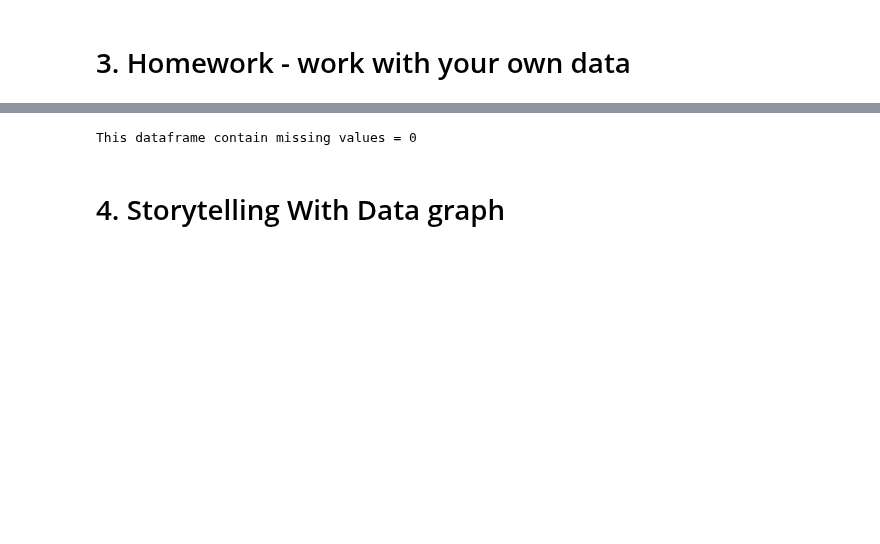
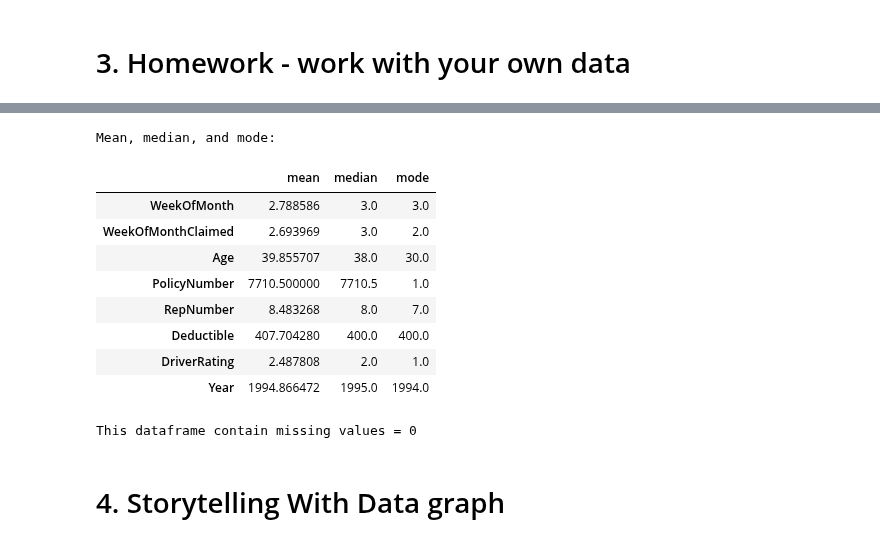
Before and after one commit to SergeyNelyapenkoBU/2025-spring-B2, a Jupyter notebook: OMDS-ModB2-Week2-Nelyapenko-Sergey.ipynb, the cells around one changed output, grey strips where cells are left out. Drawn from its saved outputs; the diff is of its cells as text; code cells hidden in the pictures; blank space fills up the shorter version.

```diff
--- a/OMDS-ModB2-Week2-Nelyapenko-Sergey.ipynb
+++ b/OMDS-ModB2-Week2-Nelyapenko-Sergey.ipynb
@@ -117 +175,25 @@ Number duplicated Rows:
+# %%
+# What are the mean, median, and mode of each column?
+# select only numeric columns
+numeric_dataset = dataset.select_dtypes(include=['number'])
+
+# compute mean, median, and mode only for numeric columns
+summary_stats = numeric_dataset.agg(['mean', 'median']).transpose()
+
+# compute mode separately
+mode_values = numeric_dataset.mode().iloc[0]  # First mode for each column
+summary_stats['mode'] = mode_values
+print("Mean, median, and mode:")
+summary_stats
+# %% [output]
+Mean, median, and mode:
+|  | mean | median | mode |
+| WeekOfMonth | 2.788586 | 3.0 | 3.0 |
+| WeekOfMonthClaimed | 2.693969 | 3.0 | 2.0 |
+| Age | 39.855707 | 38.0 | 30.0 |
+| PolicyNumber | 7710.500000 | 7710.5 | 1.0 |
+| RepNumber | 8.483268 | 8.0 | 7.0 |
+| Deductible | 407.704280 | 400.0 | 400.0 |
+| DriverRating | 2.487808 | 2.0 | 1.0 |
+| Year | 1994.866472 | 1995.0 | 1994.0 |
 # %%
```
Also changed, not shown: parts of 16 cells of this notebook.
